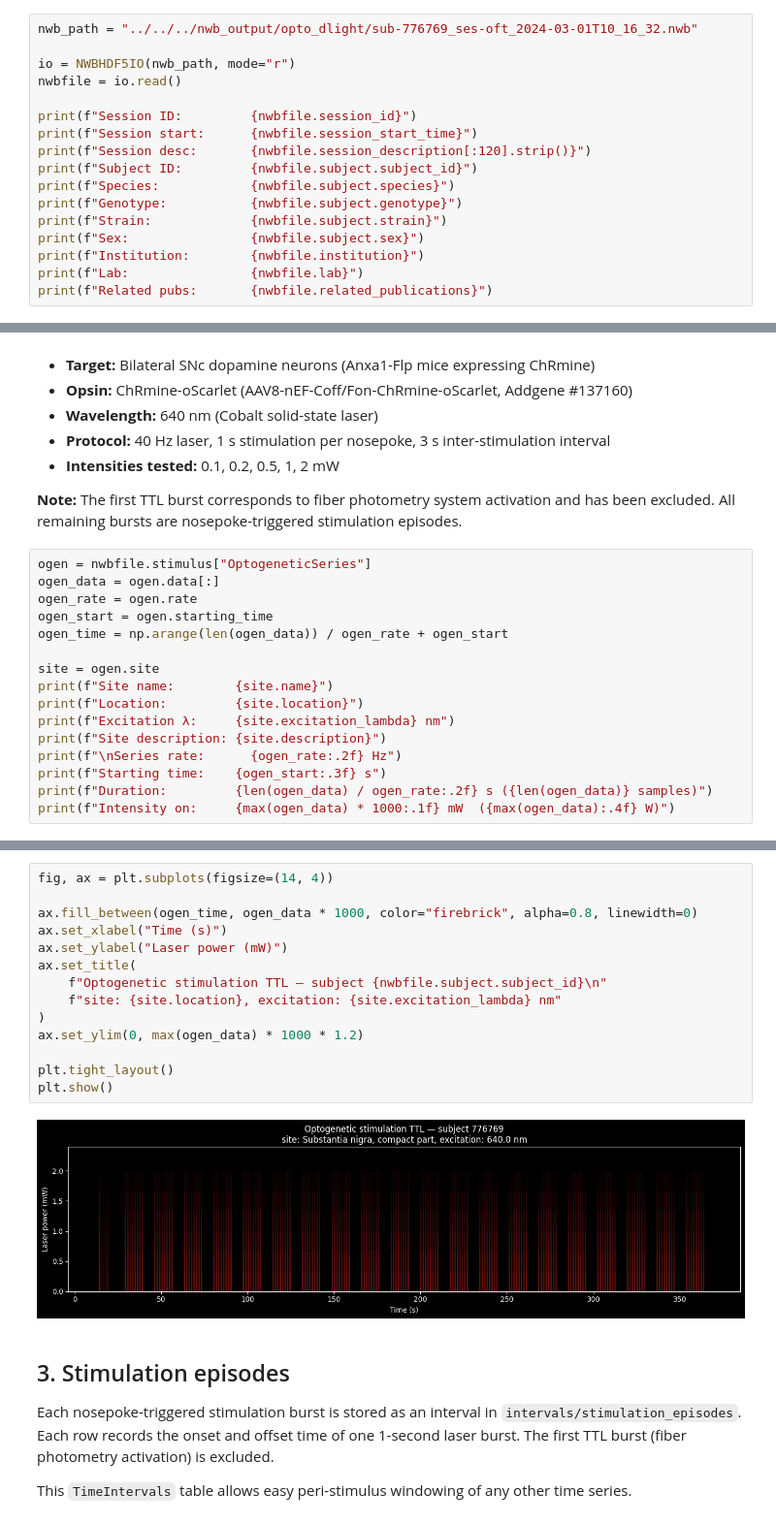
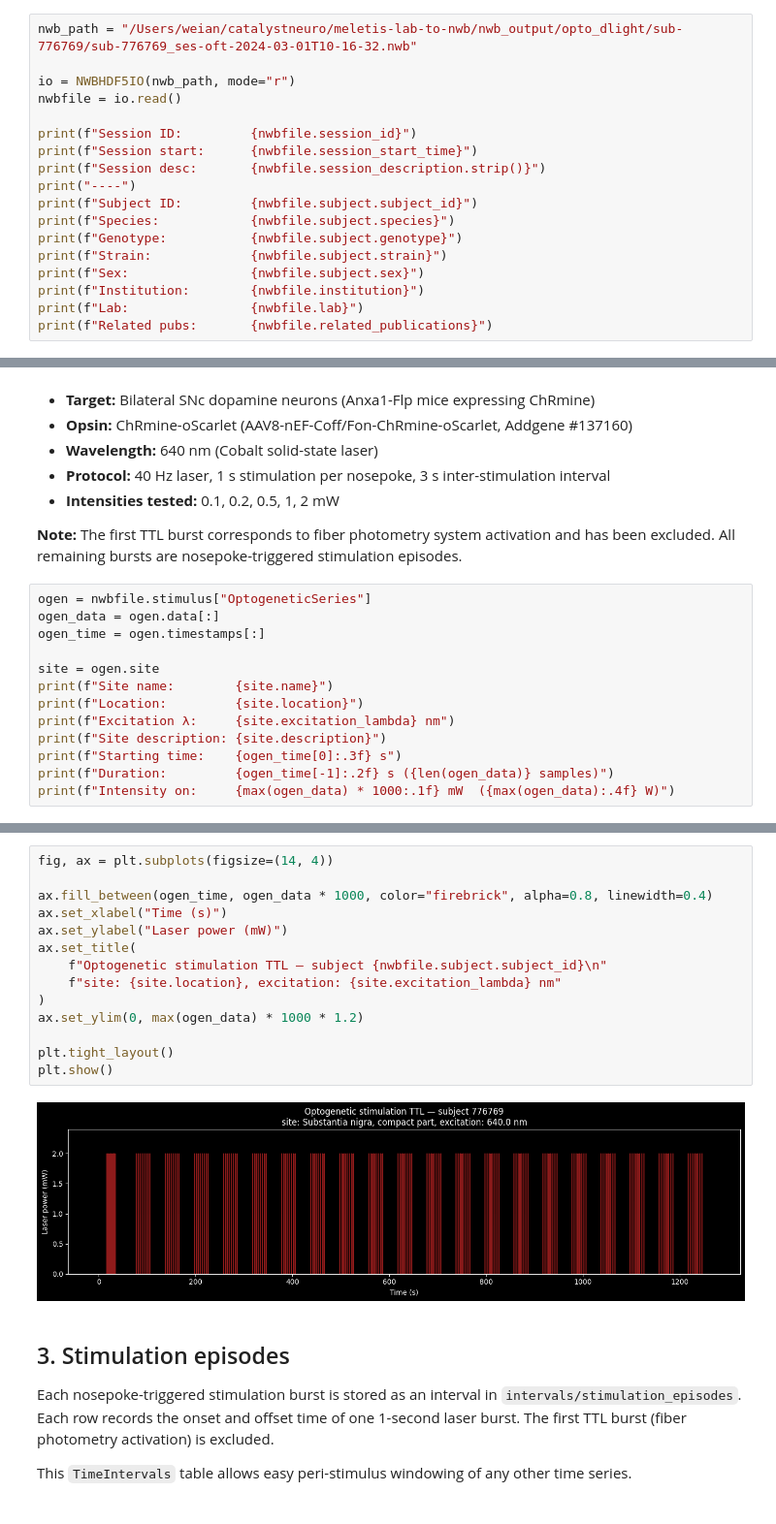
Before and after one commit to catalystneuro/meletis-lab-to-nwb, a Jupyter notebook: src/meletis_lab_to_nwb/tutorials/opto_dlight_demo.ipynb, the cells around one changed output, grey strips where cells are left out. Shown at 97% size. Cells and saved outputs as stored; diff of their text form.

```diff
--- a/src/meletis_lab_to_nwb/tutorials/opto_dlight_demo.ipynb
+++ b/src/meletis_lab_to_nwb/tutorials/opto_dlight_demo.ipynb
@@ -44,14 +44,15 @@ plt.rcParams["figure.dpi"] = 100
 Update the path below to point to your NWB file. This demo uses a full-session file.
 Stub (truncated) files have the same structure but shorter time series.
 # %%
-nwb_path = "../../../nwb_output/opto_dlight/sub-776769_ses-oft_2024-03-01T10_16_32.nwb"
+nwb_path = "/Users/weian/catalystneuro/meletis-lab-to-nwb/nwb_output/opto_dlight/sub-776769/sub-776769_ses-oft-2024-03-01T10-16-32.nwb"
 
 io = NWBHDF5IO(nwb_path, mode="r")
 nwbfile = io.read()
 
 print(f"Session ID:         {nwbfile.session_id}")
 print(f"Session start:      {nwbfile.session_start_time}")
-print(f"Session desc:       {nwbfile.session_description[:120].strip()}")
+print(f"Session desc:       {nwbfile.session_description.strip()}")
+print("----")
 print(f"Subject ID:         {nwbfile.subject.subject_id}")
 print(f"Species:            {nwbfile.subject.species}")
 print(f"Genotype:           {nwbfile.subject.genotype}")
@@ -246,18 +347,15 @@ excluded. All remaining bursts are nosepoke-triggered stimulation episodes.
 # %%
 ogen = nwbfile.stimulus["OptogeneticSeries"]
 ogen_data = ogen.data[:]
-ogen_rate = ogen.rate
-ogen_start = ogen.starting_time
-ogen_time = np.arange(len(ogen_data)) / ogen_rate + ogen_start
+ogen_time = ogen.timestamps[:]
 
 site = ogen.site
 print(f"Site name:        {site.name}")
 print(f"Location:         {site.location}")
 print(f"Excitation λ:     {site.excitation_lambda} nm")
 print(f"Site description: {site.description}")
-print(f"\nSeries rate:      {ogen_rate:.2f} Hz")
-print(f"Starting time:    {ogen_start:.3f} s")
-print(f"Duration:         {len(ogen_data) / ogen_rate:.2f} s ({len(ogen_data)} samples)")
+print(f"Starting time:    {ogen_time[0]:.3f} s")
+print(f"Duration:         {ogen_time[-1]:.2f} s ({len(ogen_data)} samples)")
 print(f"Intensity on:     {max(ogen_data) * 1000:.1f} mW  ({max(ogen_data):.4f} W)")
 # %% [output]
 Site name:        OptogeneticStimulusSite
@@ -272,19 +368,19 @@ Intensity on:     2.0 mW  (0.0020 W)
 # %%
 fig, ax = plt.subplots(figsize=(14, 4))
 
-ax.fill_between(ogen_time, ogen_data * 1000, color="firebrick", alpha=0.8, linewidth=0)
+ax.fill_between(ogen_time, ogen_data * 1000, color="firebrick", alpha=0.8, linewidth=0.4)
 ax.set_xlabel("Time (s)")
 ax.set_ylabel("Laser power (mW)")
 ax.set_title(
     f"Optogenetic stimulation TTL — subject {nwbfile.subject.subject_id}\n"
     f"site: {site.location}, excitation: {site.excitation_lambda} nm"
 )
 ax.set_ylim(0, max(ogen_data) * 1000 * 1.2)
 
 plt.tight_layout()
 plt.show()
 # %% [output]
-[figure, old version]
+[figure, new version]
 # %% [markdown]
 ## 3. Stimulation episodes
 
```
Also changed, not shown: parts of 7 cells of this notebook.
